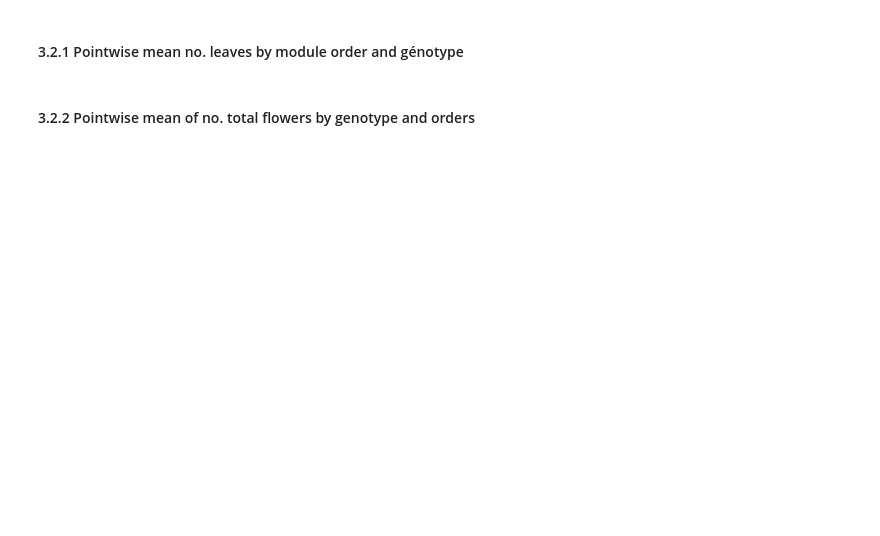
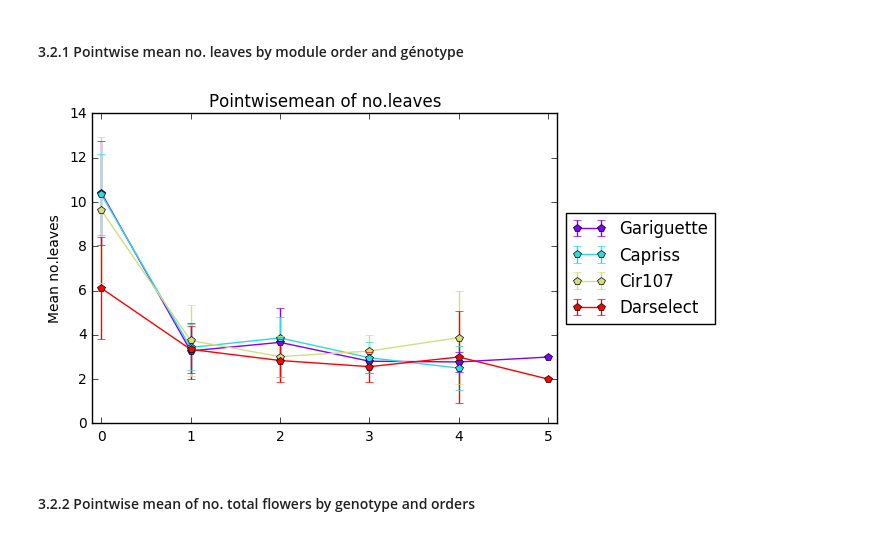
Before and after one commit to openalea/strawberry, a Jupyter notebook: example/tutorials/3.Architecture analysis at module scale.ipynb, the cells around one changed output. Saved outputs shown, nothing was run; the diff lists cells and outputs as text; code cells hidden in the pictures; blank space fills up the shorter version.

```diff
--- a/example/tutorials/3.Architecture analysis at module scale.ipynb
+++ b/example/tutorials/3.Architecture analysis at module scale.ipynb
@@ -163,10 +224,13 @@ sd
 # %%
 pointwisemean_plot(data_mean=Mean,
                    data_sd=sd,
                    varieties=["Gariguette","Capriss","Cir107","Darselect"],
                    variable='nb_total_leaves',
                    title= "Pointwisemean of no.leaves",
-                   ylab="Mean no.leaves")
+                   ylab="Mean no.leaves",
+                   expand= 0.1)
+# %% [output]
+[figure, added]
 # %% [markdown]
 #### 3.2.2 Pointwise mean of no. total flowers by genotype and orders
 # %%
```
Also changed, not shown: parts of 13 cells of this notebook, 1 other file.
